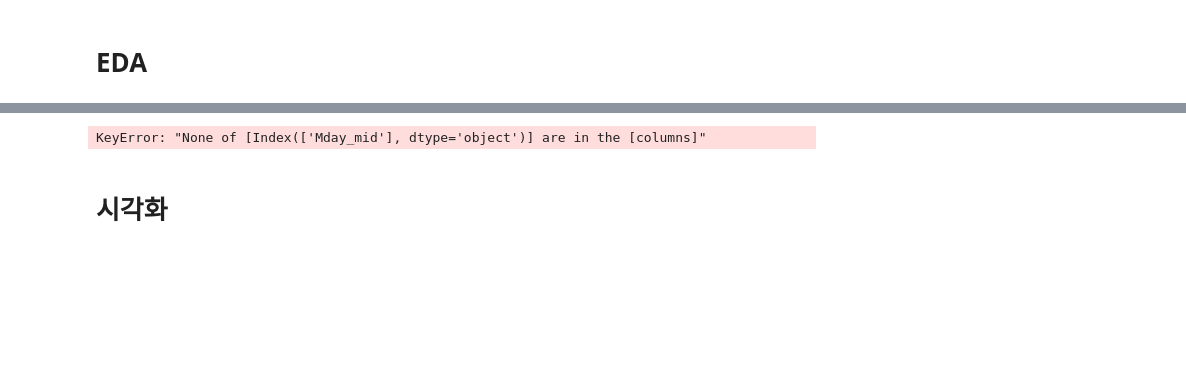
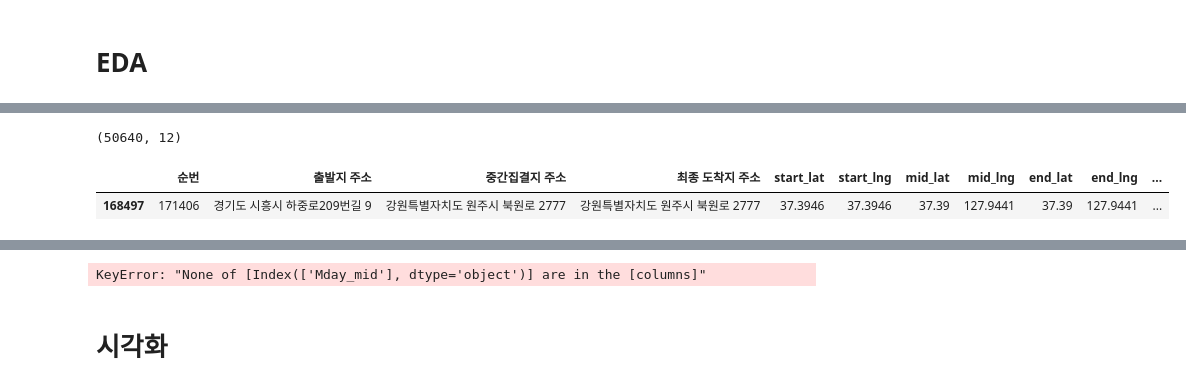
Before and after one commit to DSjayjang/Project, a Jupyter notebook: Crawling/EDA.ipynb, the cells around one changed output, grey strips where cells are left out. Drawn from its saved outputs; the diff is of its cells as text; code cells hidden in the pictures; blank space fills up the shorter version.

```diff
--- a/Crawling/EDA.ipynb
+++ b/Crawling/EDA.ipynb
@@ -130 +149,16 @@ df_group[mask3]
+# %%
+# (집단) 중간 장소 = 최종 장소
+mask1 = (df_group['mid_lat'] == df_group['end_lat']) & (df_group['mid_lng'] == df_group['end_lng'])
+print(df_group[mask1].shape)
+# 50,640건
+
+#  (중간 장소 = 최종 장소) & (중간 시간 != 도착 시간)
+mask2 = df_group['mid_td'] != df_group['end_td']
+mask3 = mask1 & mask2
+df_group[mask3]
+# 1건
+# %% [output]
+(50640, 12)
+|  | 순번 | 출발지 주소 | 중간집결지 주소 | 최종 도착지 주소 | start_lat | start_lng | mid_lat | mid_lng | end_lat | end_lng | ... |
+| 168497 | 171406 | 경기도 시흥시 하중로209번길 9 | 강원특별자치도 원주시 북원로 2777 | 강원특별자치도 원주시 북원로 2777 | 37.3946 | 37.3946 | 37.39 | 127.9441 | 37.39 | 127.9441 | ... |
 # %%
```
Also changed, not shown: parts of 15 cells of this notebook.
